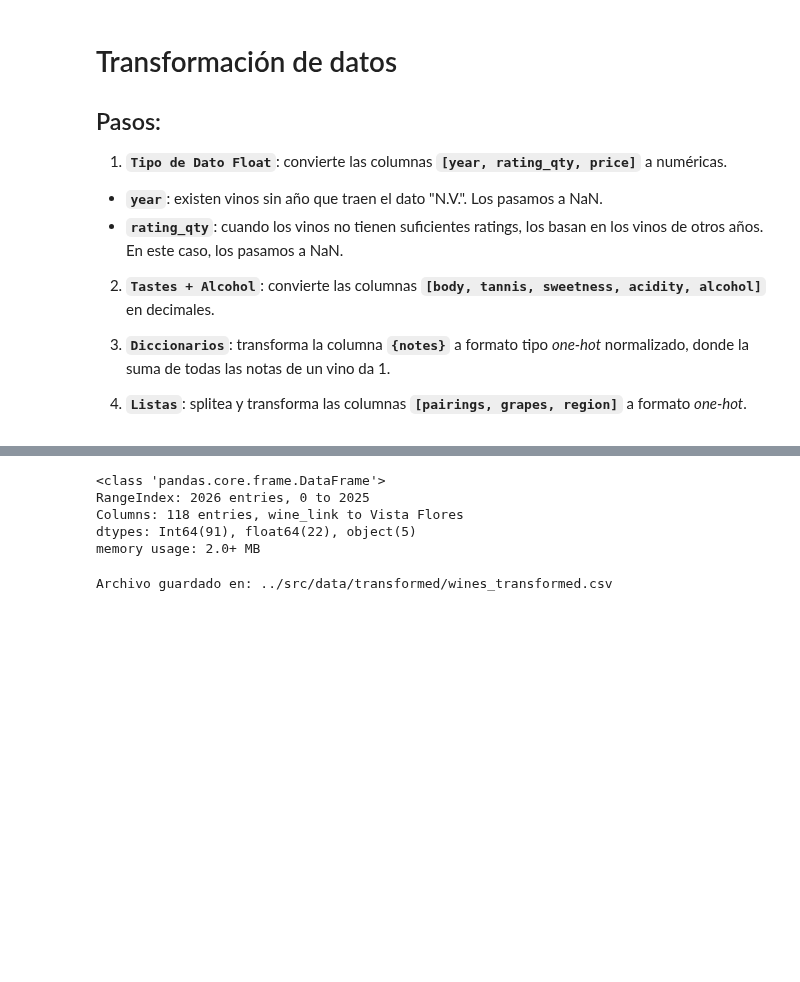
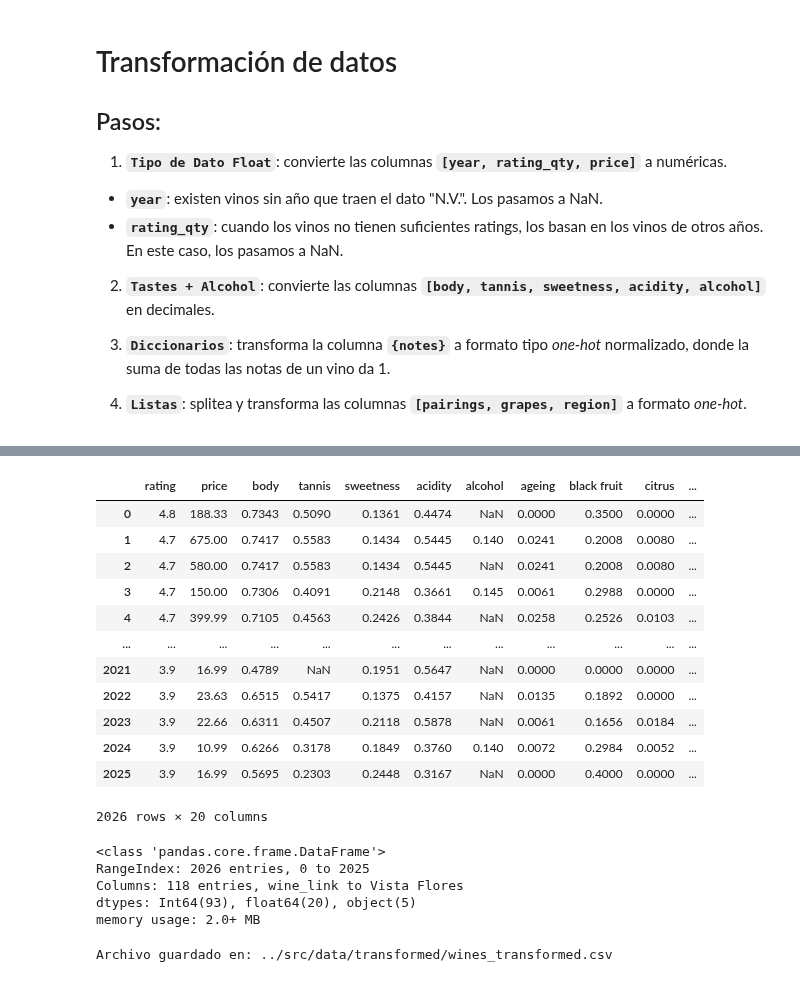
Before and after one commit to Tino27Gut/WineRecommendation, a Jupyter notebook: notebooks/etl_draft.ipynb, the cells around one changed output, grey strips where cells are left out. Cells and saved outputs as stored; diff of their text form; code cells hidden in the pictures; blank space fills up the shorter version.

```diff
--- a/notebooks/etl_draft.ipynb
+++ b/notebooks/etl_draft.ipynb
@@ -74,6 +74,7 @@ columns_to_convert = ["year", "rating_qty", "price"]
 for col in columns_to_convert:
     winesdf_dtypes[col] = pd.to_numeric(winesdf_dtypes[col].str.replace(",", ""), errors="coerce")
 winesdf_dtypes["year"] = winesdf_dtypes["year"].astype("Int64")
+winesdf_dtypes["rating_qty"] = winesdf_dtypes["rating_qty"].astype("Int64")
 winesdf_dtypes.info()
 winesdf_dtypes.head(3)
 # %% [output]
@@ -217,14 +218,32 @@ winedf_tra["Pedro Ximenez"] = np.where(
     winedf_tra["Pedro Ximenez"]
 )
 
+winedf_tra["Pedro Ximenez"] = winedf_tra["Pedro Ximenez"].astype("Int64")
+
 winedf_tra = winedf_tra.drop(columns=["Pedro Giménez"])
+# %%
+winedf_tra.select_dtypes(include="float")
+# %% [output]
+|  | rating | price | body | tannis | sweetness | acidity | alcohol | ageing | black fruit | citrus | ... |
+| 0 | 4.8 | 188.33 | 0.7343 | 0.5090 | 0.1361 | 0.4474 | NaN | 0.0000 | 0.3500 | 0.0000 | ... |
+| 1 | 4.7 | 675.00 | 0.7417 | 0.5583 | 0.1434 | 0.5445 | 0.140 | 0.0241 | 0.2008 | 0.0080 | ... |
+| 2 | 4.7 | 580.00 | 0.7417 | 0.5583 | 0.1434 | 0.5445 | NaN | 0.0241 | 0.2008 | 0.0080 | ... |
+| 3 | 4.7 | 150.00 | 0.7306 | 0.4091 | 0.2148 | 0.3661 | 0.145 | 0.0061 | 0.2988 | 0.0000 | ... |
+| 4 | 4.7 | 399.99 | 0.7105 | 0.4563 | 0.2426 | 0.3844 | NaN | 0.0258 | 0.2526 | 0.0103 | ... |
+| ... | ... | ... | ... | ... | ... | ... | ... | ... | ... | ... | ... |
+| 2021 | 3.9 | 16.99 | 0.4789 | NaN | 0.1951 | 0.5647 | NaN | 0.0000 | 0.0000 | 0.0000 | ... |
+| 2022 | 3.9 | 23.63 | 0.6515 | 0.5417 | 0.1375 | 0.4157 | NaN | 0.0135 | 0.1892 | 0.0000 | ... |
+| 2023 | 3.9 | 22.66 | 0.6311 | 0.4507 | 0.2118 | 0.5878 | NaN | 0.0061 | 0.1656 | 0.0184 | ... |
+| 2024 | 3.9 | 10.99 | 0.6266 | 0.3178 | 0.1849 | 0.3760 | 0.140 | 0.0072 | 0.2984 | 0.0052 | ... |
+| 2025 | 3.9 | 16.99 | 0.5695 | 0.2303 | 0.2448 | 0.3167 | NaN | 0.0000 | 0.4000 | 0.0000 | ... |
+2026 rows × 20 columns
 # %%
 winedf_tra.info()
 # %% [output]
 <class 'pandas.core.frame.DataFrame'>
 RangeIndex: 2026 entries, 0 to 2025
 Columns: 118 entries, wine_link to Vista Flores
-dtypes: Int64(91), float64(22), object(5)
+dtypes: Int64(93), float64(20), object(5)
 memory usage: 2.0+ MB
 # %%
 # Guardado final del dataset transformado
```
Also changed, not shown: parts of 4 cells of this notebook, 2 other files.
